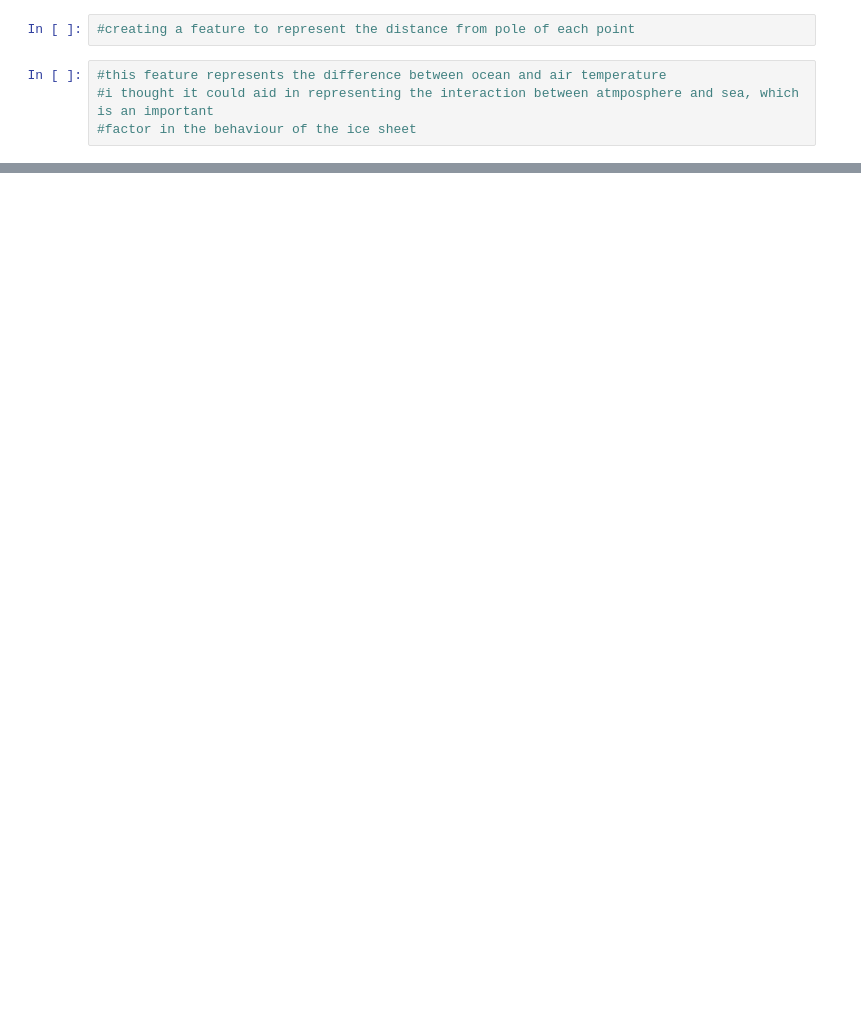
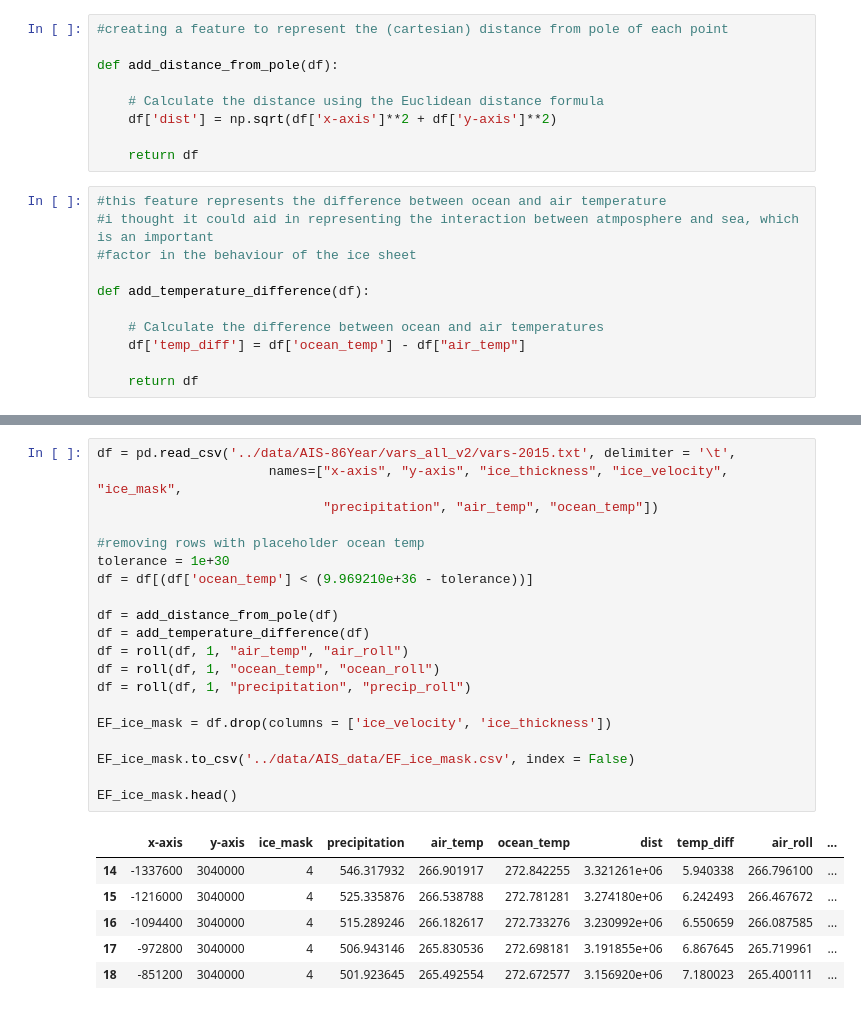
Before and after one commit to serafinaslevin/GP_Research, a Jupyter notebook: week 7/Feature Engineering.ipynb, the cells around one changed output, grey strips where cells are left out. Saved outputs shown, nothing was run; the diff lists cells and outputs as text; blank space fills up the shorter version.

```diff
--- a/week 7/Feature Engineering.ipynb
+++ b/week 7/Feature Engineering.ipynb
@@ -33,6 +45,20 @@ df.head()
 # %%
-#creating a feature to represent the distance from pole of each point
+#creating a feature to represent the (cartesian) distance from pole of each point
+
+def add_distance_from_pole(df):
+
+    # Calculate the distance using the Euclidean distance formula
+    df['dist'] = np.sqrt(df['x-axis']**2 + df['y-axis']**2)
+
+    return df
 # %%
 #this feature represents the difference between ocean and air temperature
 #i thought it could aid in representing the interaction between atmposphere and sea, which is an important
 #factor in the behaviour of the ice sheet
+
+def add_temperature_difference(df):
+
+    # Calculate the difference between ocean and air temperatures
+    df['temp_diff'] = df['ocean_temp'] - df["air_temp"]
+
+    return df
@@ -38,0 +135,27 @@ df.head()
+# %%
+df = pd.read_csv('../data/AIS-86Year/vars_all_v2/vars-2015.txt', delimiter = '\t',
+                      names=["x-axis", "y-axis", "ice_thickness", "ice_velocity", "ice_mask",
+                             "precipitation", "air_temp", "ocean_temp"])
+
+#removing rows with placeholder ocean temp
+tolerance = 1e+30
+df = df[(df['ocean_temp'] < (9.969210e+36 - tolerance))]
+
+df = add_distance_from_pole(df)
+df = add_temperature_difference(df)
+df = roll(df, 1, "air_temp", "air_roll")
+df = roll(df, 1, "ocean_temp", "ocean_roll")
+df = roll(df, 1, "precipitation", "precip_roll")
+
+EF_ice_mask = df.drop(columns = ['ice_velocity', 'ice_thickness'])
+
+EF_ice_mask.to_csv('../data/AIS_data/EF_ice_mask.csv', index = False)
+
+EF_ice_mask.head()
+# %% [output]
+|  | x-axis | y-axis | ice_mask | precipitation | air_temp | ocean_temp | dist | temp_diff | air_roll | ... |
+| 14 | -1337600 | 3040000 | 4 | 546.317932 | 266.901917 | 272.842255 | 3.321261e+06 | 5.940338 | 266.796100 | ... |
+| 15 | -1216000 | 3040000 | 4 | 525.335876 | 266.538788 | 272.781281 | 3.274180e+06 | 6.242493 | 266.467672 | ... |
+| 16 | -1094400 | 3040000 | 4 | 515.289246 | 266.182617 | 272.733276 | 3.230992e+06 | 6.550659 | 266.087585 | ... |
+| 17 | -972800 | 3040000 | 4 | 506.943146 | 265.830536 | 272.698181 | 3.191855e+06 | 6.867645 | 265.719961 | ... |
+| 18 | -851200 | 3040000 | 4 | 501.923645 | 265.492554 | 272.672577 | 3.156920e+06 | 7.180023 | 265.400111 | ... |
```
Also changed, not shown: parts of 15 cells of this notebook, 6 other files.
